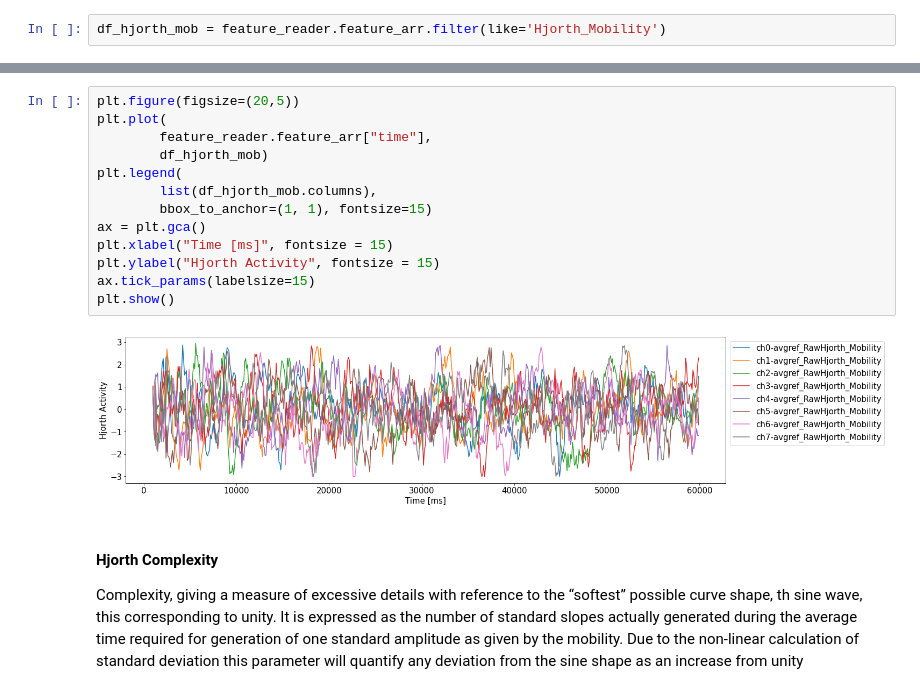
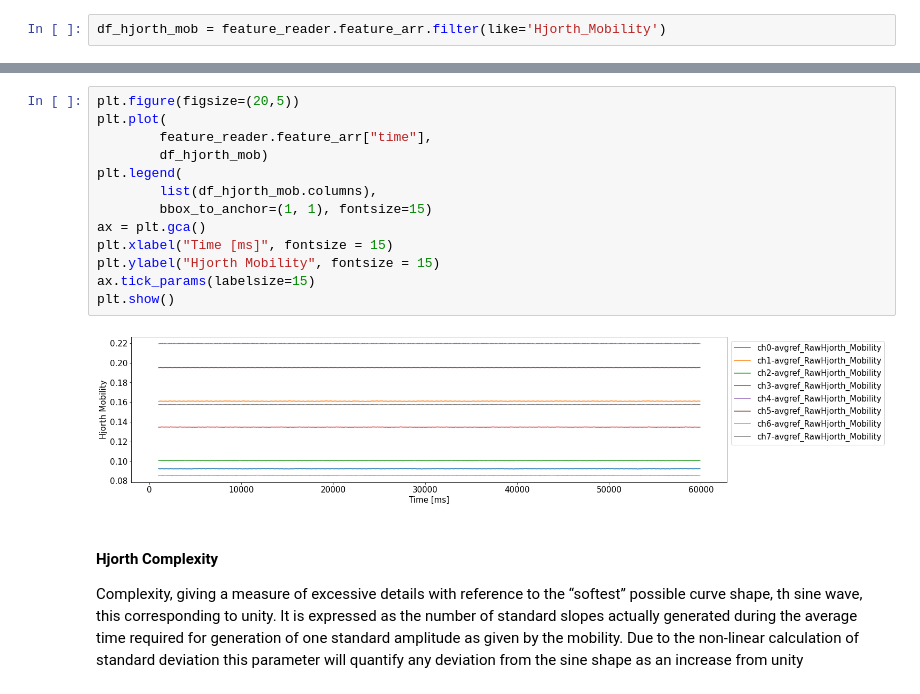
Before and after one commit to neuromodulation/py_neuromodulation, a Jupyter notebook: examples/example_SimulatedData.ipynb, the cells around one changed output, grey strips where cells are left out. Cells and saved outputs as stored; diff of their text form.

```diff
--- a/examples/example_SimulatedData.ipynb
+++ b/examples/example_SimulatedData.ipynb
@@ -241,18 +240,18 @@ df_hjorth_mob.T
 # %%
 plt.figure(figsize=(20,5))
 plt.plot(
         feature_reader.feature_arr["time"],
         df_hjorth_mob)
 plt.legend(
         list(df_hjorth_mob.columns),
         bbox_to_anchor=(1, 1), fontsize=15)
 ax = plt.gca()
 plt.xlabel("Time [ms]", fontsize = 15)
-plt.ylabel("Hjorth Activity", fontsize = 15)
+plt.ylabel("Hjorth Mobility", fontsize = 15)
 ax.tick_params(labelsize=15)
 plt.show()
 # %% [output]
-[figure, old version]
+[figure, new version]
 # %% [markdown]
 #### Hjorth Complexity
 Complexity, giving a measure of excessive details with reference to the “softest” possible curve shape, th sine wave, this corresponding to unity. It is expressed as the number of standard slopes actually generated during the average time required for generation of one standard amplitude as given by the mobility. Due to the non-linear calculation of standard deviation this parameter will quantify any deviation from the sine shape as an increase from unity
```
Also changed, not shown: parts of 10 cells of this notebook, 2 other files.
